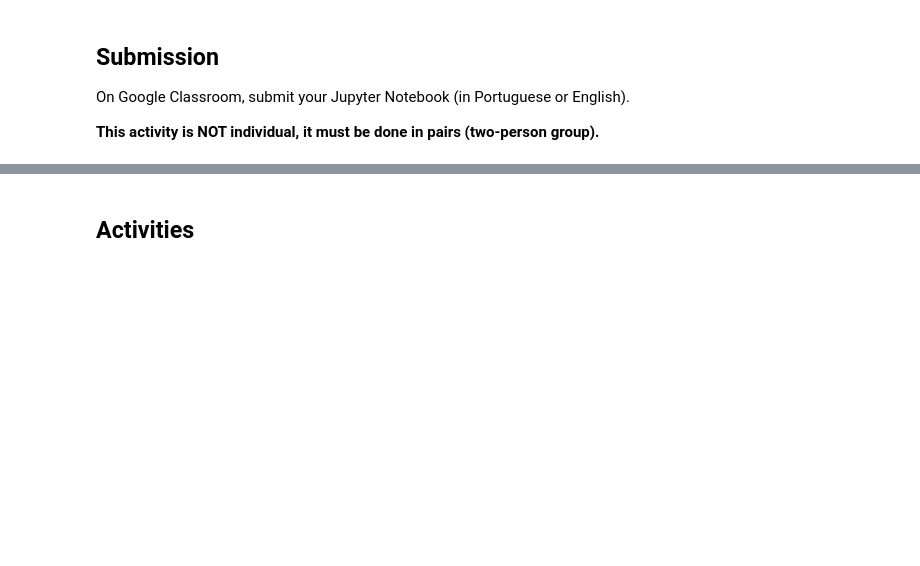
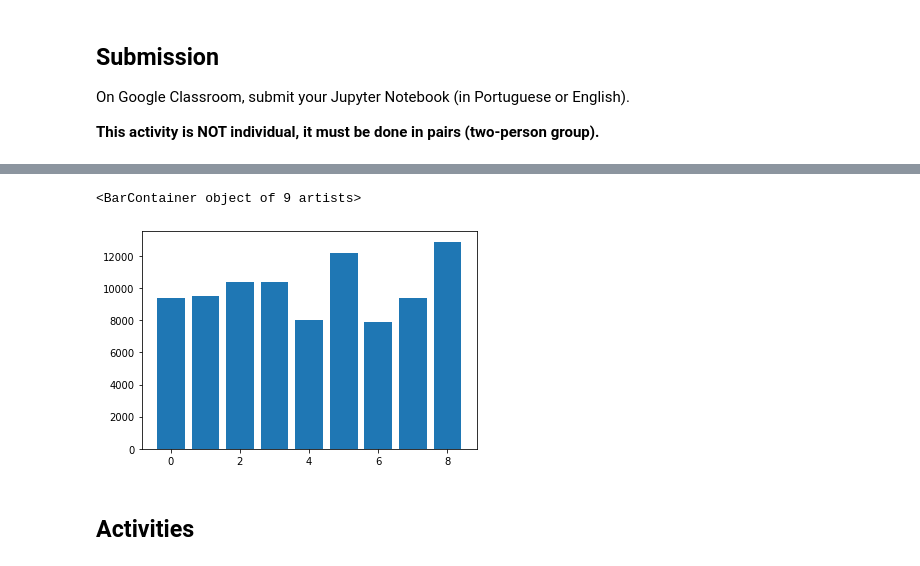
Before and after one commit to Matheuss1/artificial-intelligence-and-what-is-behind, a Jupyter notebook: logistic_regression_and_neural_networks_assignment_03.ipynb, the cells around one changed output, grey strips where cells are left out. Drawn from its saved outputs; the diff is of its cells as text; code cells hidden in the pictures; blank space fills up the shorter version.

```diff
--- a/logistic_regression_and_neural_networks_assignment_03.ipynb
+++ b/logistic_regression_and_neural_networks_assignment_03.ipynb
@@ -151,3 +124,12 @@ show_head_images(x_train, 5, 5, labels=y_train)
+# %%
+# Check how balanced the dataset is for each class
+
+unique, counts = np.unique(y_train, return_counts=True)
+
+plt.bar(unique, counts)
+# %% [output]
+<BarContainer object of 9 artists>
+[figure, added]
 # %%
 from sklearn.preprocessing import StandardScaler
 
```
Also changed, not shown: parts of 16 cells of this notebook.
